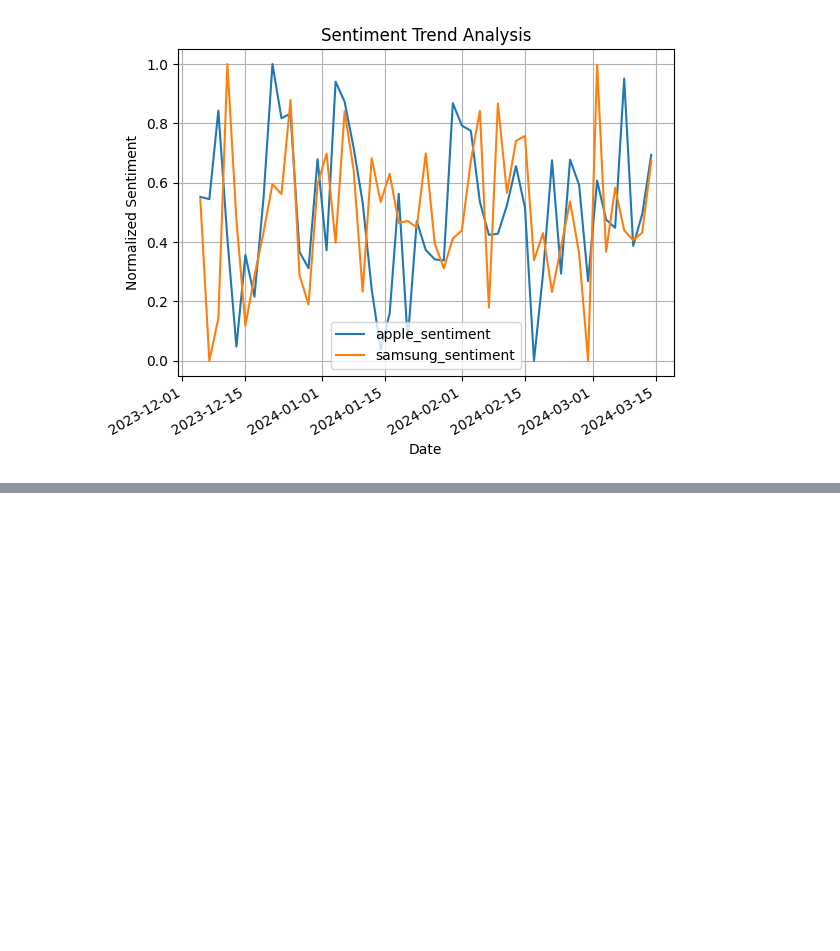
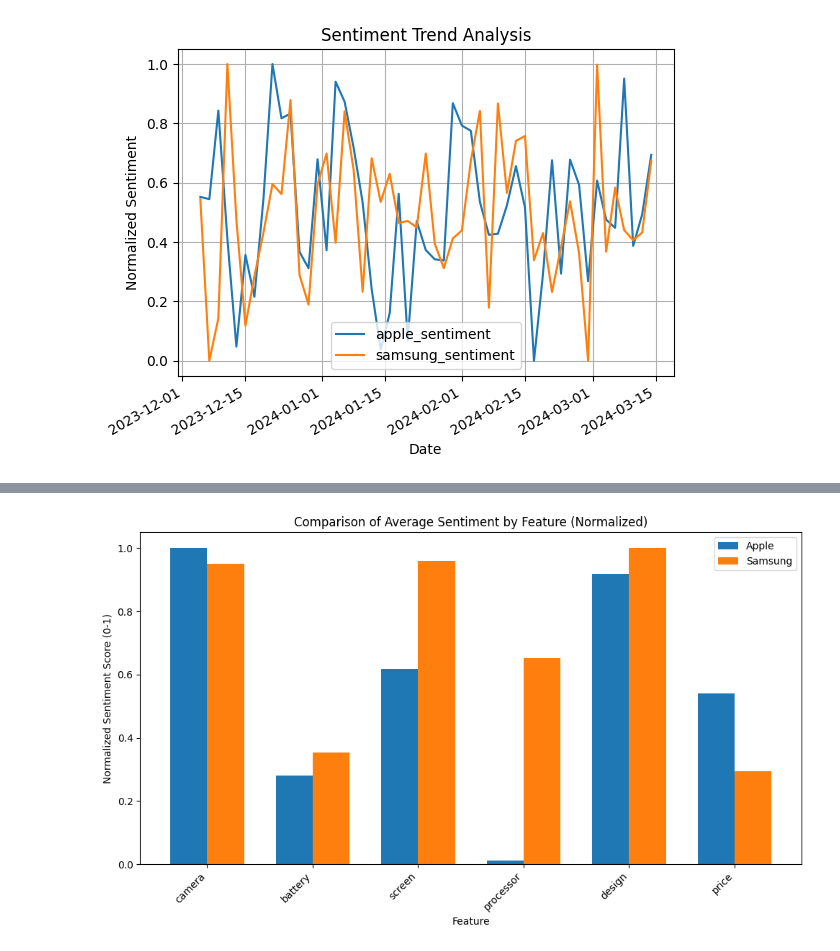
Before and after one commit to sanketkittad/brand-reputation-monitoring, a Jupyter notebook: model_akhi.ipynb, the cells around one changed output, grey strips where cells are left out. Saved outputs shown, nothing was run; the diff lists cells and outputs as text; code cells hidden in the pictures; blank space fills up the shorter version.

```diff
--- a/model_akhi.ipynb
+++ b/model_akhi.ipynb
@@ -208,0 +310,71 @@ except FileNotFoundError:
+# %%
+sentiment_scores = {}  # Initialize an empty dictionary to store sentiment scores
+
+def calculate_feature_sentiment(tweet_text, feature_keywords):
+    sentiment_score = 0  # Initialize
+    if any(word in tweet_text for word in feature_keywords):
+        sentiment_score = analyzer.polarity_scores(tweet_text)['compound']
+    return sentiment_score
+
+features = {
+    "camera": ["camera", "photo", "picture", "lens", "image quality"],
+    "battery": ["battery", "charge", "life", "battery drain"],
+    "screen": ["screen", "display", "resolution", "oled", "amoled"],
+    "processor": ["processor", "speed", "chip", "snapdragon", "performance", "bionic","a14"],
+    "design": ["design", "look", "feel", "build quality"],
+    "price": ["price", "expensive", "cheap", "value"]
+}
+
+for brand in df['brand'].unique():
+    for feature, keywords in features.items():
+        feature_df = df[df['brand'] == brand].copy()  # Create a copy here
+        feature_df[f"{feature}_sentiment"] = feature_df['tweet_text_element'].apply(calculate_feature_sentiment, args=(keywords,))
+
+        avg_sentiment = feature_df[f"{feature}_sentiment"].fillna(0).mean()
+        # print(f"{brand} - {feature} Average Sentiment: {avg_sentiment:.3f}")
+
+        # Store the calculated sentiment score in the dictionary
+        if brand not in sentiment_scores:
+            sentiment_scores[brand] = {}
+        sentiment_scores[brand][feature] = avg_sentiment
+
+# Print the sentiment scores dictionary
+# print(sentiment_scores)
+
+import matplotlib.pyplot as plt
+
+# Sample sentiment data (replace with your actual results)
+sentiment_data = sentiment_scores
+
+# Normalize sentiment scores (assuming values range from 0 to 1)
+def normalize_sentiment(sentiment_dict):
+    for brand, features in sentiment_dict.items():
+        max_value = max(features.values())
+        for feature, sentiment in features.items():
+            sentiment_dict[brand][feature] = sentiment / max_value
+    return sentiment_dict
+
+sentiment_data = normalize_sentiment(sentiment_data.copy())  # Normalize on a copy
+
+# Extract feature labels and sentiment scores for each brand
+brands = list(sentiment_data.keys())
+feature_labels = list(sentiment_data[brands[0]].keys())
+apple_sentiment = [sentiment_data["Apple"][feature] for feature in feature_labels]
+samsung_sentiment = [sentiment_data["Samsung"][feature] for feature in feature_labels]
+
+# Create a bar chart
+plt.figure(figsize=(10, 6))
+x = range(len(feature_labels))
+bar_width = 0.35
+plt.bar(x, apple_sentiment, bar_width, label='Apple')
+plt.bar([p + bar_width for p in x], samsung_sentiment, bar_width, label='Samsung')
+plt.xlabel('Feature')
+plt.ylabel('Normalized Sentiment Score (0-1)')
+title = 'Comparison of Average Sentiment by Feature (Normalized)'
+plt.title(title)
+plt.xticks([p + bar_width / 2 for p in x], feature_labels, rotation=45, ha='right')
+plt.legend()
+plt.tight_layout()
+plt.show()
+# %% [output]
+[figure, added]
```
Also changed, not shown: parts of 2 cells of this notebook.
